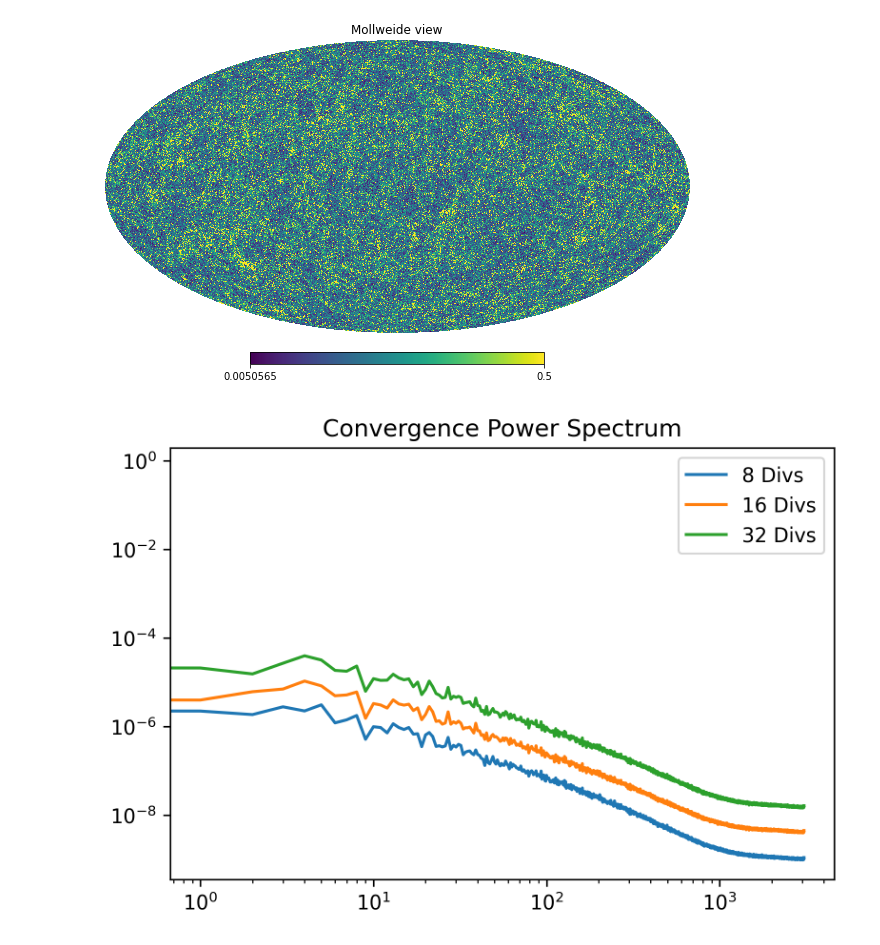
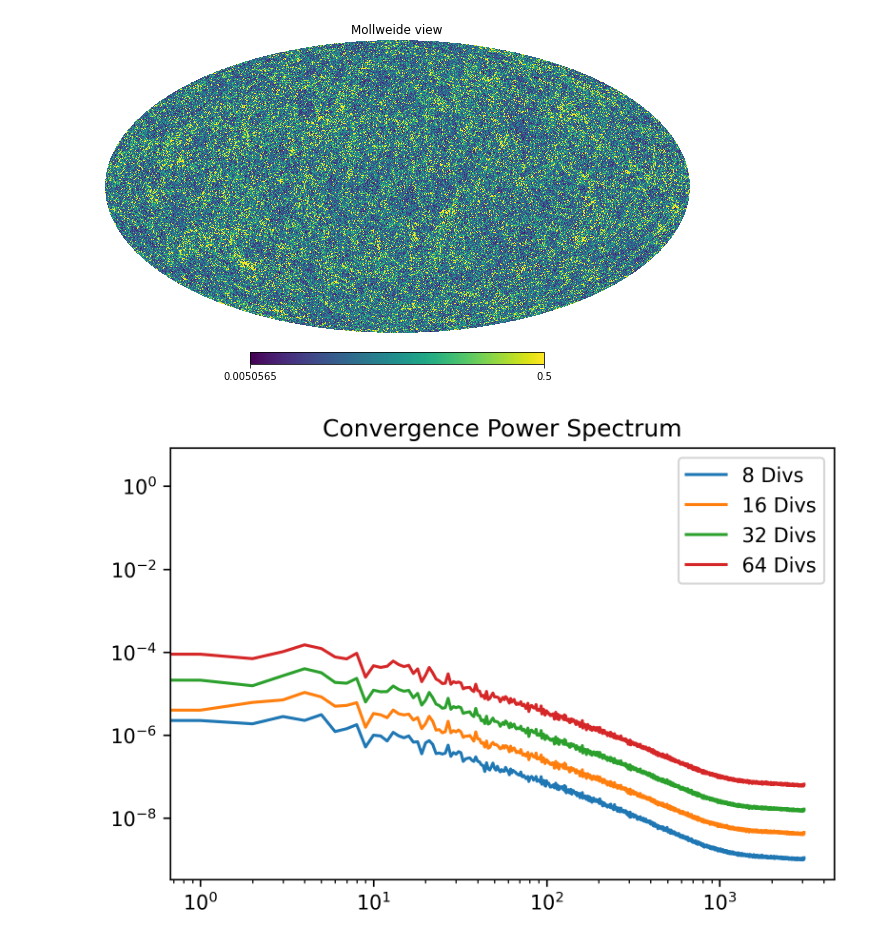
Before and after one commit to wurdahl/kSZfromPC, a Jupyter notebook: Opening-FITS.ipynb, the cells around one changed output. Cells and saved outputs as stored; diff of their text form; code cells hidden in the pictures.

```diff
--- a/Opening-FITS.ipynb
+++ b/Opening-FITS.ipynb
@@ -49,20 +49,26 @@ plt.show()
 convergenceDV8 = hp.read_map("MAPS/convergence_NS_1024_R_1024_P_1024_DV_8.fits")
 convergenceDV16 = hp.read_map("MAPS/convergence_NS_1024_R_1024_P_1024_DV_16.fits")
 convergenceDV32 = hp.read_map("MAPS/convergence_NS_1024_R_1024_P_1024_DV_32.fits")
-hp.mollview(convergenceDV32,xsize=3200,max=.5)
+convergenceDV64 = hp.read_map("MAPS/convergence_NS_1024_R_1024_P_1024_DV_64.fits")
+convergenceDV128 = hp.read_map("MAPS/convergence_NS_1024_R_1024_P_1024_DV_128.fits")
+hp.mollview(convergenceDV128,xsize=3200,max=.5)
 # %% [output]
 [figure]
 # %%
 psKDV8 = hp.sphtfunc.anafast(convergenceDV8)
 psKDV16 = hp.sphtfunc.anafast(convergenceDV16)
 psKDV32 = hp.sphtfunc.anafast(convergenceDV32)
+psKDV64 = hp.sphtfunc.anafast(convergenceDV64)
+psKDV128 = hp.sphtfunc.anafast(convergenceDV64)
 # %%
 plt.figure(dpi=300)
 plt.loglog(psKDV8);
 plt.loglog(psKDV16);
 plt.loglog(psKDV32);
-plt.legend(loc=0, labels=["8 Divs","16 Divs","32 Divs"])
+plt.loglog(psKDV64);
+plt.loglog(psKDV128);
+plt.legend(loc=0, labels=["8 Divs","16 Divs","32 Divs","64 Divs"])
 plt.title("Convergence Power Spectrum")
 plt.show()
 # %% [output]
-[figure, old version]
+[figure, new version]
```
